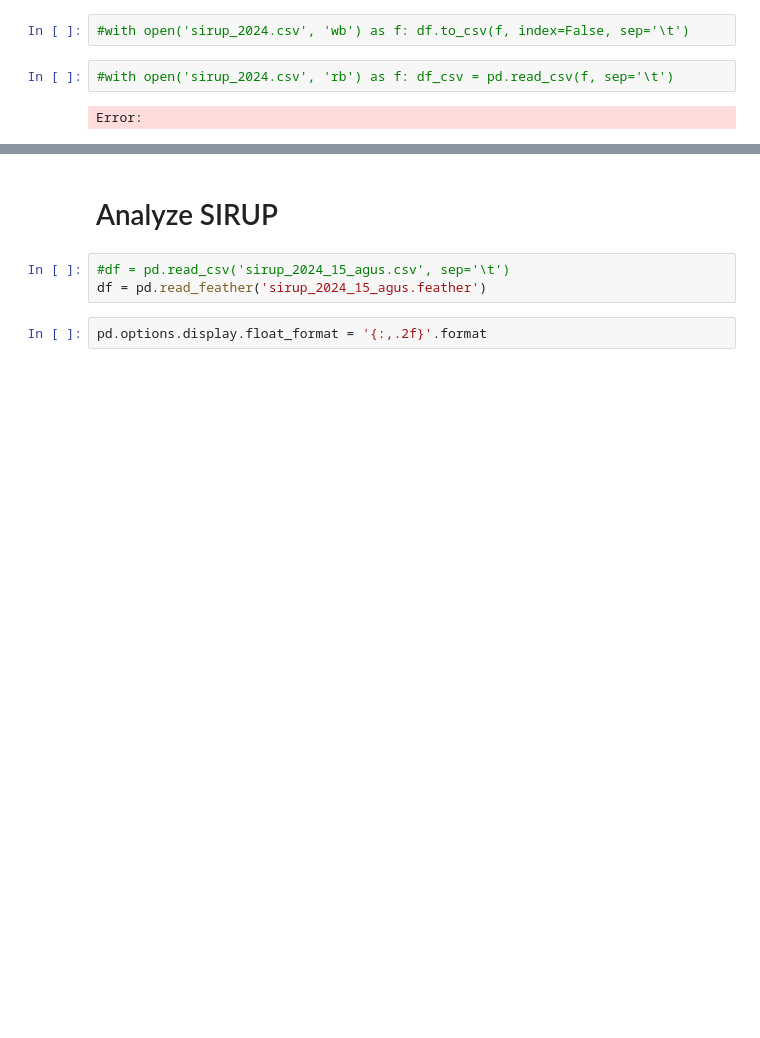
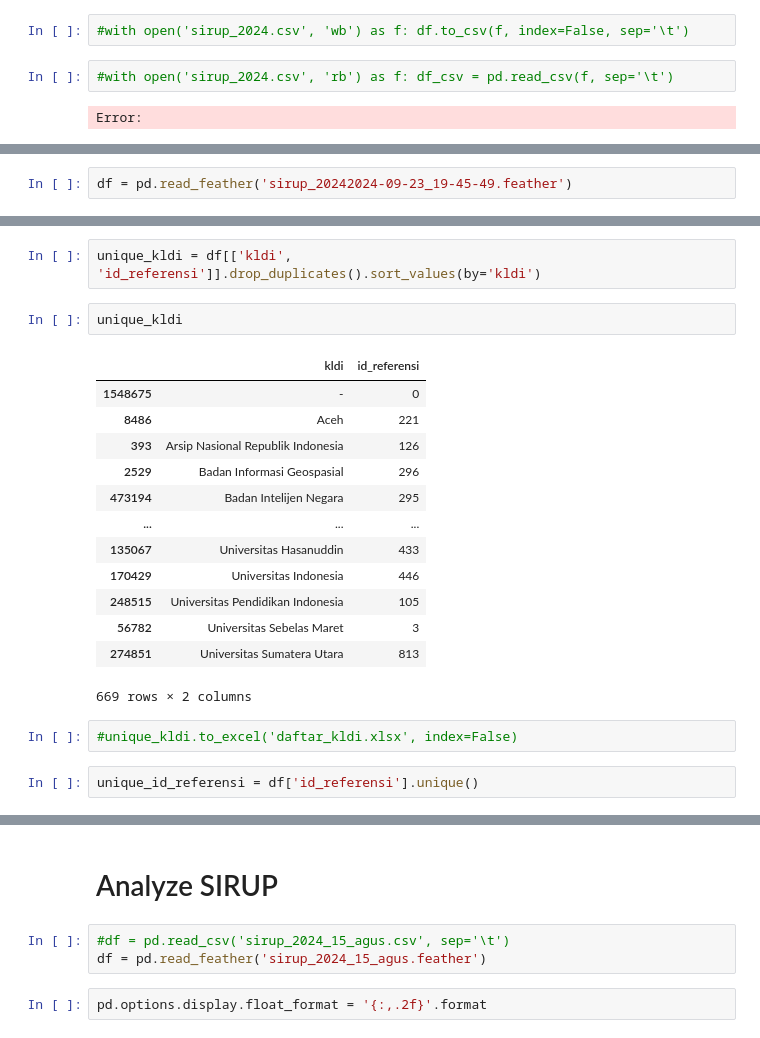
Before and after one commit to aansubarkah/ssa, a Jupyter notebook: DownloadSirup/sirup_2024.ipynb, the cells around one changed output, grey strips where cells are left out. Cells and saved outputs as stored; diff of their text form; blank space fills up the shorter version.

```diff
--- a/DownloadSirup/sirup_2024.ipynb
+++ b/DownloadSirup/sirup_2024.ipynb
@@ -223,0 +226,2 @@ Error:
+# %%
+df = pd.read_feather('sirup_20242024-09-23_19-45-49.feather')
@@ -223,0 +244,22 @@ Error:
+# %%
+unique_kldi = df[['kldi', 'id_referensi']].drop_duplicates().sort_values(by='kldi')
+# %%
+unique_kldi
+# %% [output]
+|  | kldi | id_referensi |
+| 1548675 | - | 0 |
+| 8486 | Aceh | 221 |
+| 393 | Arsip Nasional Republik Indonesia | 126 |
+| 2529 | Badan Informasi Geospasial | 296 |
+| 473194 | Badan Intelijen Negara | 295 |
+| ... | ... | ... |
+| 135067 | Universitas Hasanuddin | 433 |
+| 170429 | Universitas Indonesia | 446 |
+| 248515 | Universitas Pendidikan Indonesia | 105 |
+| 56782 | Universitas Sebelas Maret | 3 |
+| 274851 | Universitas Sumatera Utara | 813 |
+669 rows × 2 columns
+# %%
+#unique_kldi.to_excel('daftar_kldi.xlsx', index=False)
+# %%
+unique_id_referensi = df['id_referensi'].unique()
```
Also changed, not shown: parts of 3 cells of this notebook, 6 other files.
